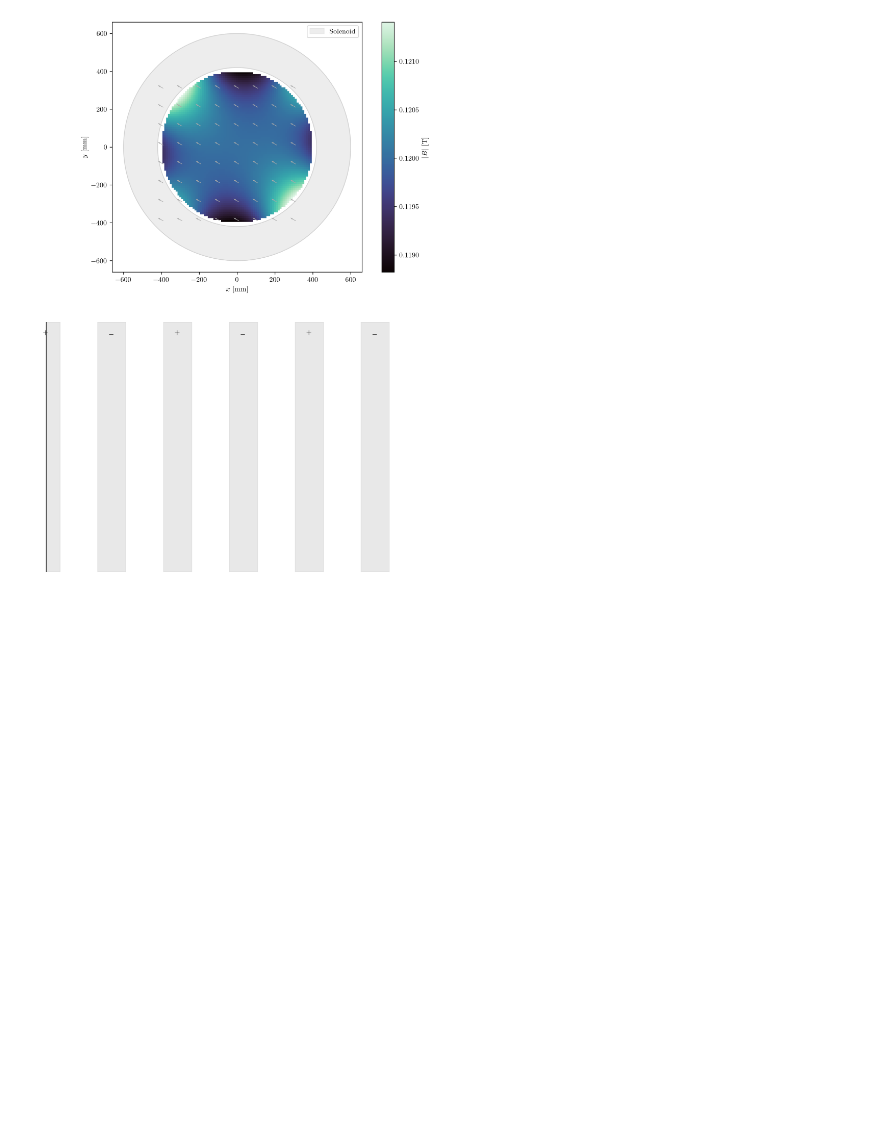
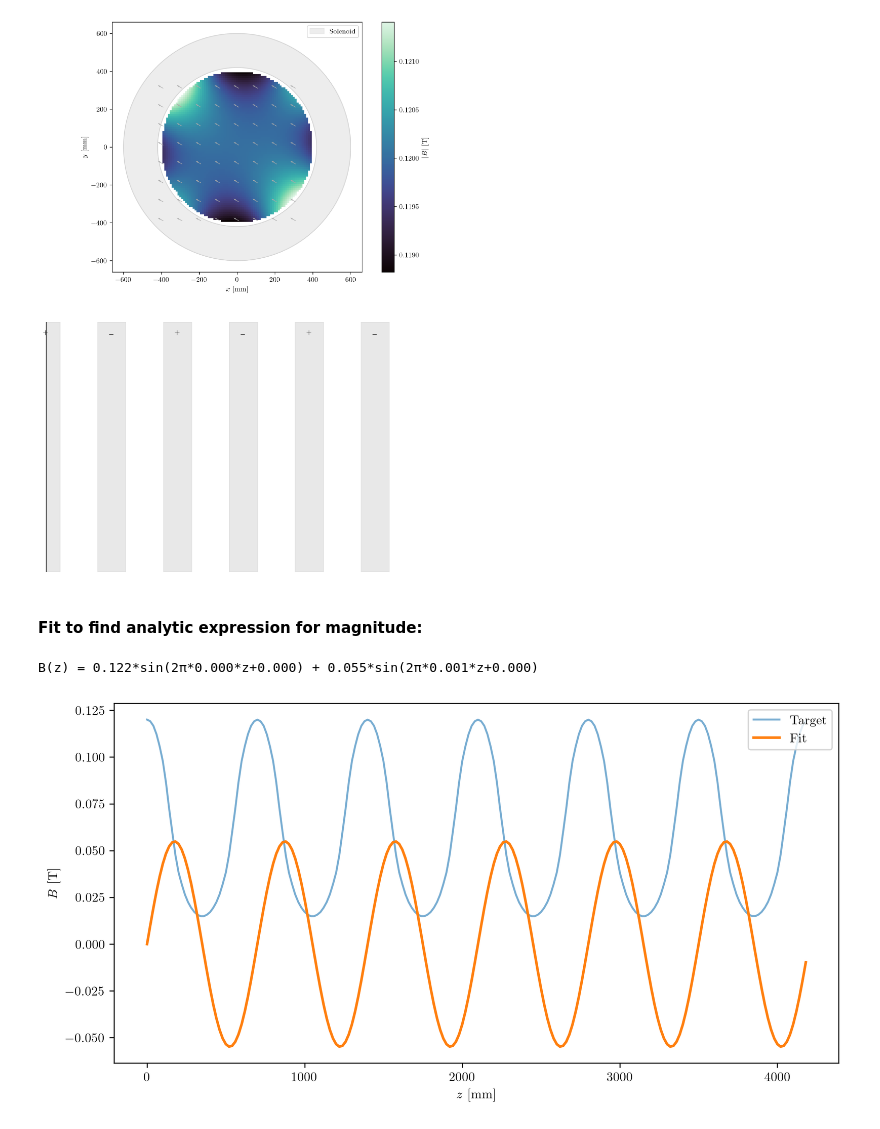
Before and after one commit to criggall/muon-cooling, a Jupyter notebook: field-studies/map/hfofo-lattice/multipole_expansion.ipynb, the cells around one changed output. Cells and saved outputs as stored; diff of their text form; code cells hidden in the pictures; blank space fills up the shorter version.

Commit message:
Add new plot + fit for multipole expansion dipole field

```diff
--- a/field-studies/map/hfofo-lattice/multipole_expansion.ipynb
+++ b/field-studies/map/hfofo-lattice/multipole_expansion.ipynb
@@ -472,3 +472,48 @@ animation = FuncAnimation(fig, animate, frames=len(df['z'].values), interval=100
 animation.save(ani_dir+'multipole_expansion_quiver_diff_lim.gif', writer='pillow')
 # %% [output]
 [figure]
+# %% [markdown]
+#### Fit to find analytic expression for magnitude:
+# %%
+# Magnitudes of dipole coefficients:
+c = df_diff_lim['n=1'].values
+z = df_diff_lim['z'].values
+# %%
+# FFT:
+N = len(z)
+dz = z[1]-z[0]
+freqs = np.fft.fftfreq(N, d=dz)
+fft_vals = np.fft.fft(c)
+
+amplitudes = 2/N*np.abs(fft_vals[:N//2])
+freqs_pos = freqs[:N//2]
+
+# Number of sine terms to keep:
+top_n = 2
+
+idx_sorted = np.argsort(amplitudes)[::-1]
+dominant_freqs = freqs_pos[idx_sorted[:top_n]]
+
+recon = np.zeros_like(c, dtype=float)
+analytic_terms = []
+
+for f in dominant_freqs:
+    k = np.argmin(np.abs(freqs - f))
+    A = 2*np.abs(fft_vals[k]) / N
+    phase = np.angle(fft_vals[k])
+    recon += A*np.sin(2*np.pi*f*z + phase)
+    analytic_terms.append(f"{A:.3f}*sin(2π*{f:.3f}*z+{phase:.3f})")
+
+analytic_form = " + ".join(analytic_terms)
+print(f"B(z) = {analytic_form}")
+
+plt.figure(figsize=(10, 5))
+plt.plot(z, c, label="Target", alpha=0.6)
+plt.plot(z, recon, label="Fit", linewidth=2)
+plt.legend(loc='upper right')
+plt.ylabel("$B$ [T]")
+plt.xlabel("$z$ [mm]")
+plt.show()
+# %% [output]
+B(z) = 0.122*sin(2π*0.000*z+0.000) + 0.055*sin(2π*0.001*z+0.000)
+[figure, added]
```
Also changed, not shown: parts of 2 cells of this notebook, 6 other files.
